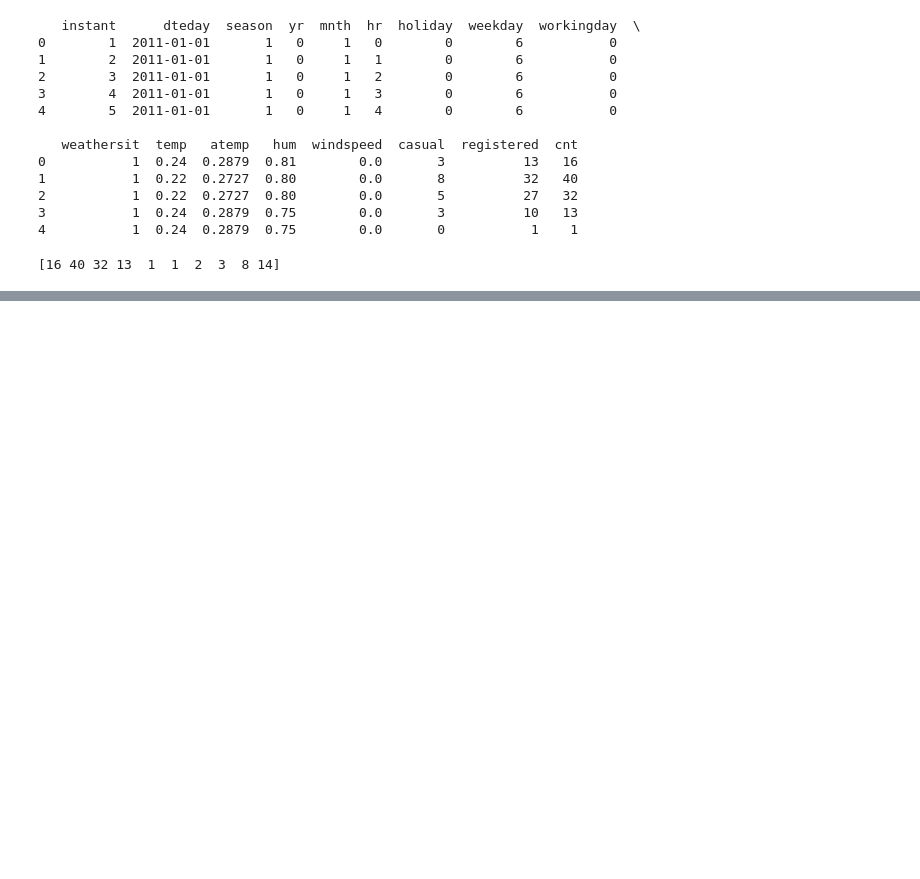
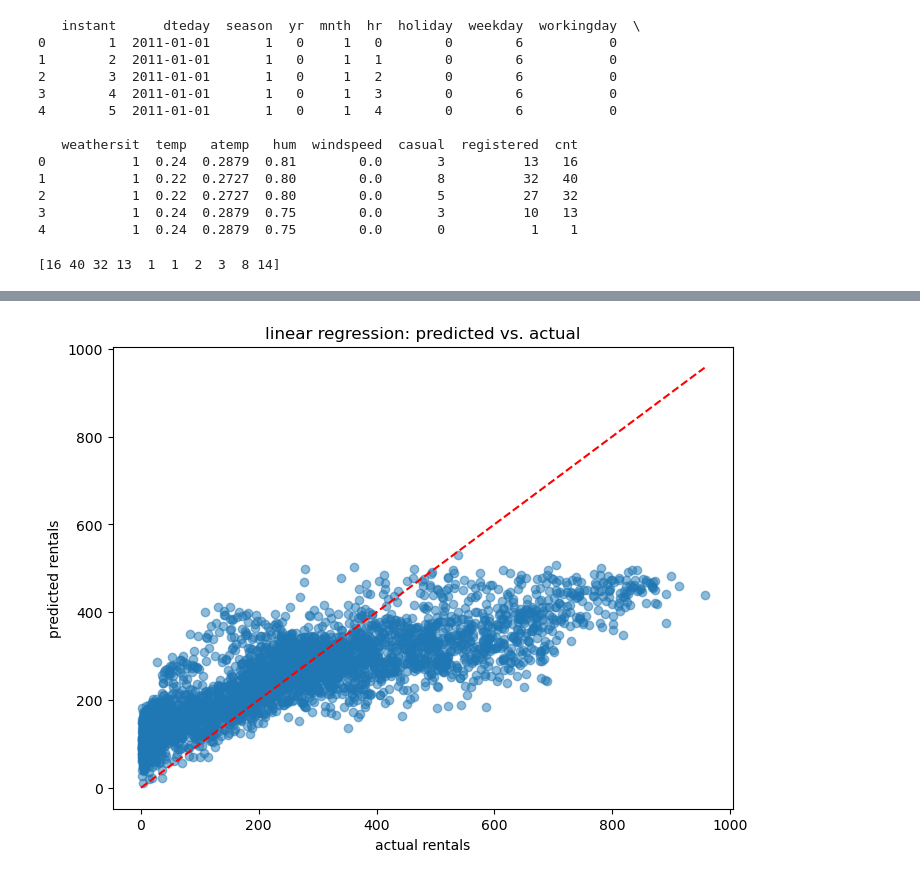
Before and after one commit to nielspet04/ProjectML, a Jupyter notebook: Model1.ipynb, the cells around one changed output, grey strips where cells are left out. Drawn from its saved outputs; the diff is of its cells as text; code cells hidden in the pictures; blank space fills up the shorter version.

```diff
--- a/Model1.ipynb
+++ b/Model1.ipynb
@@ -30,7 +30,7 @@ print(y[:10])
 [16 40 32 13  1  1  2  3  8 14]
 # %%
 categorical_features = ['season', 'hr', 'weekday', 'mnth', 'weathersit','yr']
-X_categorical = pd.get_dummies(data[categorical_features], columns=categorical_features, drop_first = True)
+X_categorical = pd.get_dummies(data[categorical_features], columns=categorical_features, drop_first =False)
 # %%
 print(X_categorical[:10])
 # %% [output]
@@ -59,0 +186,10 @@ NameError: name 'X' is not defined
+# %%
+plt.figure(figsize=(8,6))
+plt.scatter(Y_val, Y_pred, alpha=0.5)
+plt.plot([0,max(Y_val)], [0,max(Y_val)], color='red', linestyle='--')
+plt.xlabel("actual rentals")
+plt.ylabel("predicted rentals")
+plt.title("linear regression: predicted vs. actual")
+plt.show()
+# %% [output]
+[figure, added]
```
Also changed, not shown: parts of 9 cells of this notebook.
